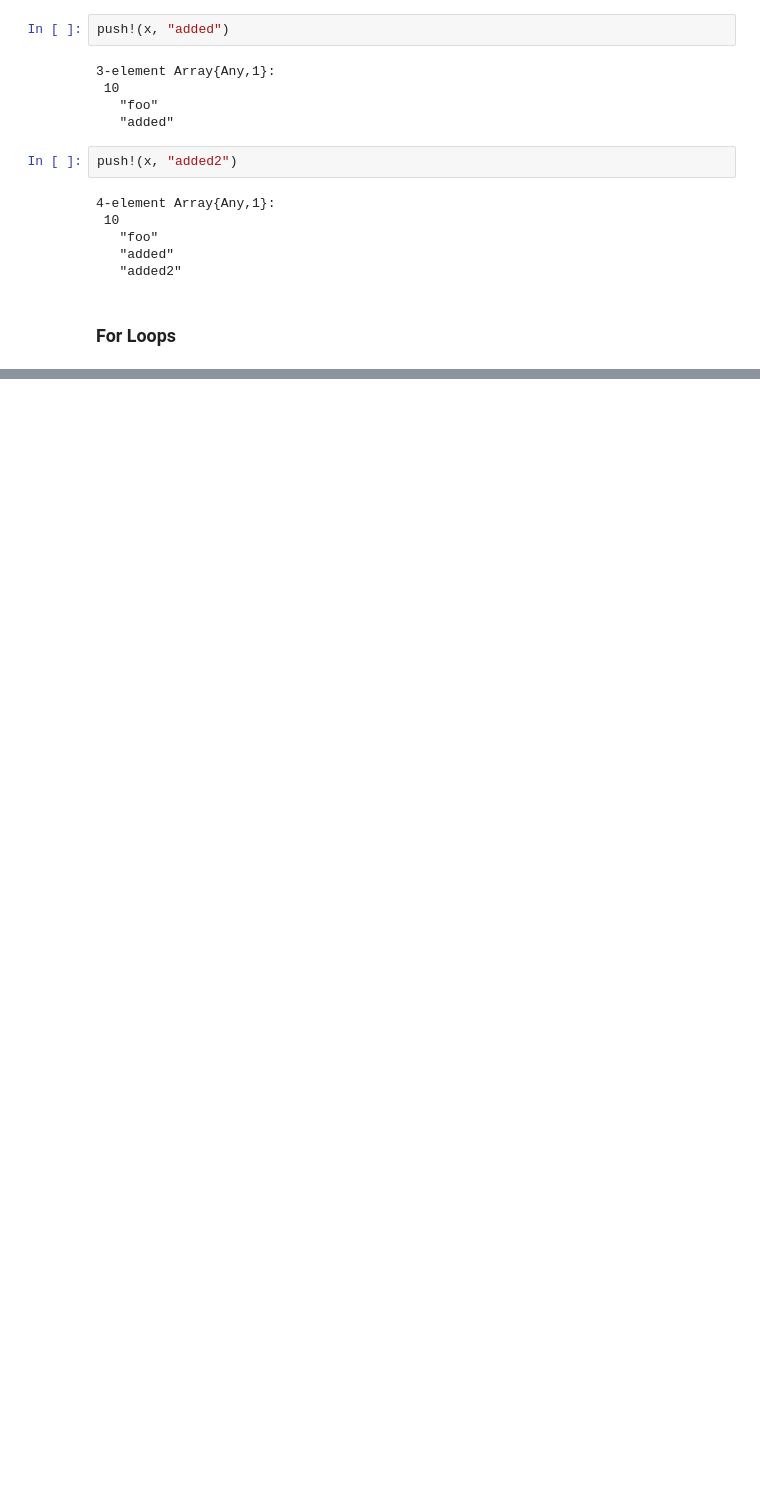
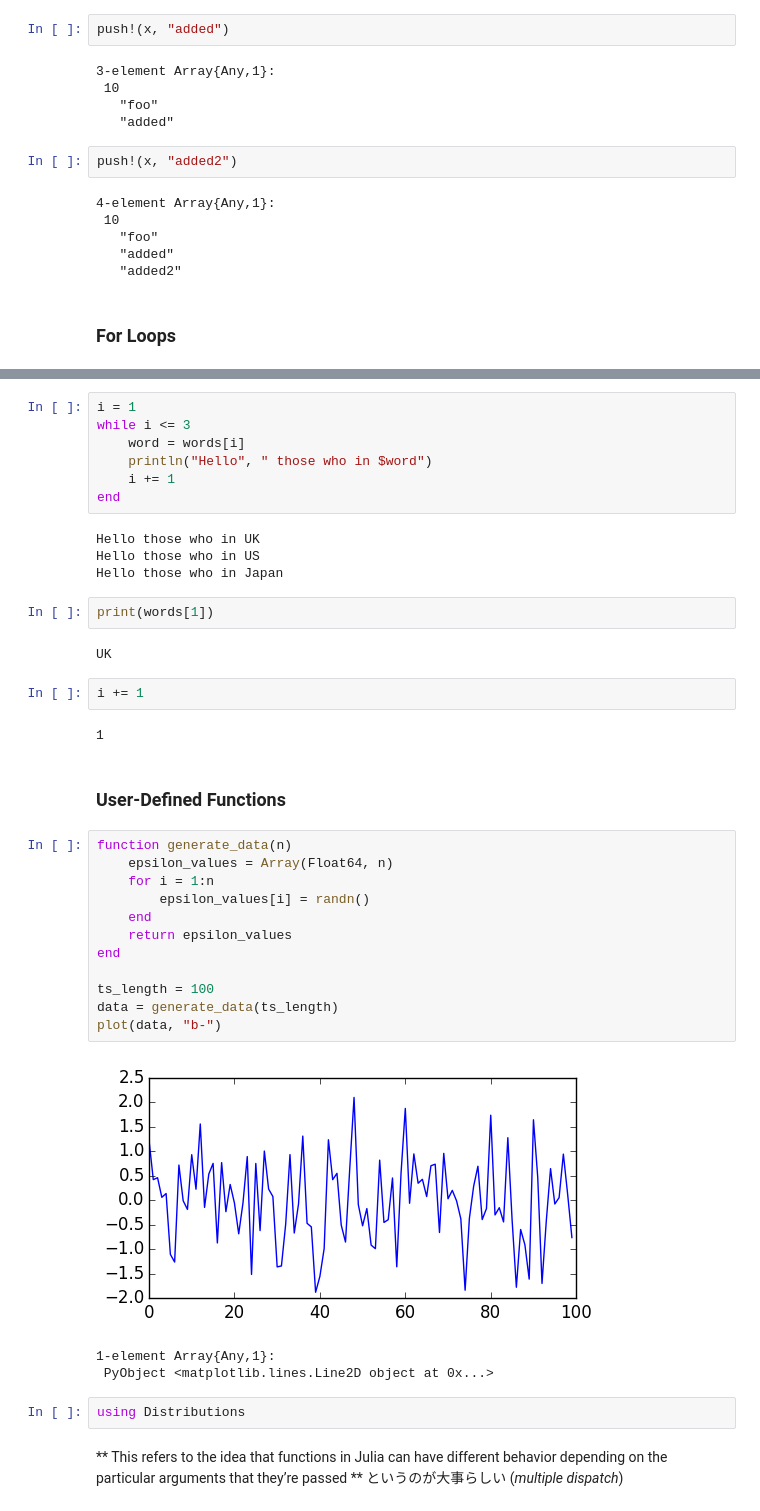
Before and after one commit to tomoya-sasaki/Code_Tips, a Jupyter notebook: Julia/Practice 1.ipynb, the cells around one changed output, grey strips where cells are left out. Saved outputs shown, nothing was run; the diff lists cells and outputs as text; blank space fills up the shorter version.

```diff
--- a/Julia/Practice 1.ipynb
+++ b/Julia/Practice 1.ipynb
@@ -104,0 +120,41 @@ http://quant-econ.net/jl/julia_by_example.html#while-loops から続きを
+# %%
+i = 1
+while i <= 3
+    word = words[i]
+    println("Hello", " those who in $word")
+    i += 1
+end
+# %% [output]
+Hello those who in UK
+Hello those who in US
+Hello those who in Japan
+# %%
+print(words[1])
+# %% [output]
+UK
+# %%
+i += 1
+# %% [output]
+1
+# %% [markdown]
+### User-Defined Functions
+# %%
+function generate_data(n)
+    epsilon_values = Array(Float64, n)
+    for i = 1:n
+        epsilon_values[i] = randn()
+    end
+    return epsilon_values
+end
+
+ts_length = 100
+data = generate_data(ts_length)
+plot(data, "b-")
+# %% [output]
+[figure, added]
+1-element Array{Any,1}:
+ PyObject <matplotlib.lines.Line2D object at 0x...>
+# %%
+using Distributions
+# %% [markdown]
+** This refers to the idea that functions in Julia can have different behavior depending on the particular arguments that they’re passed ** というのが大事らしい (_multiple dispatch_)
```
Also changed, not shown: parts of 21 cells of this notebook.
